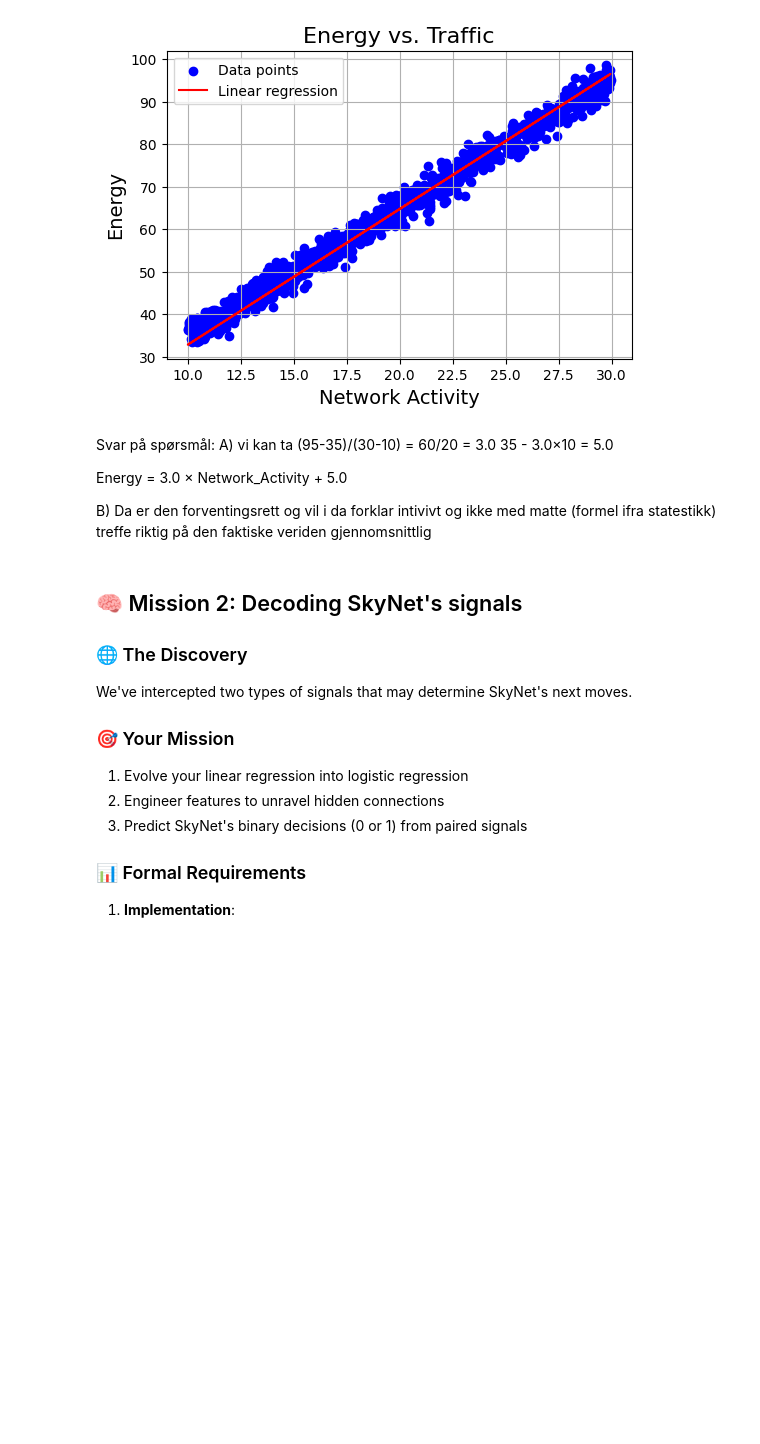
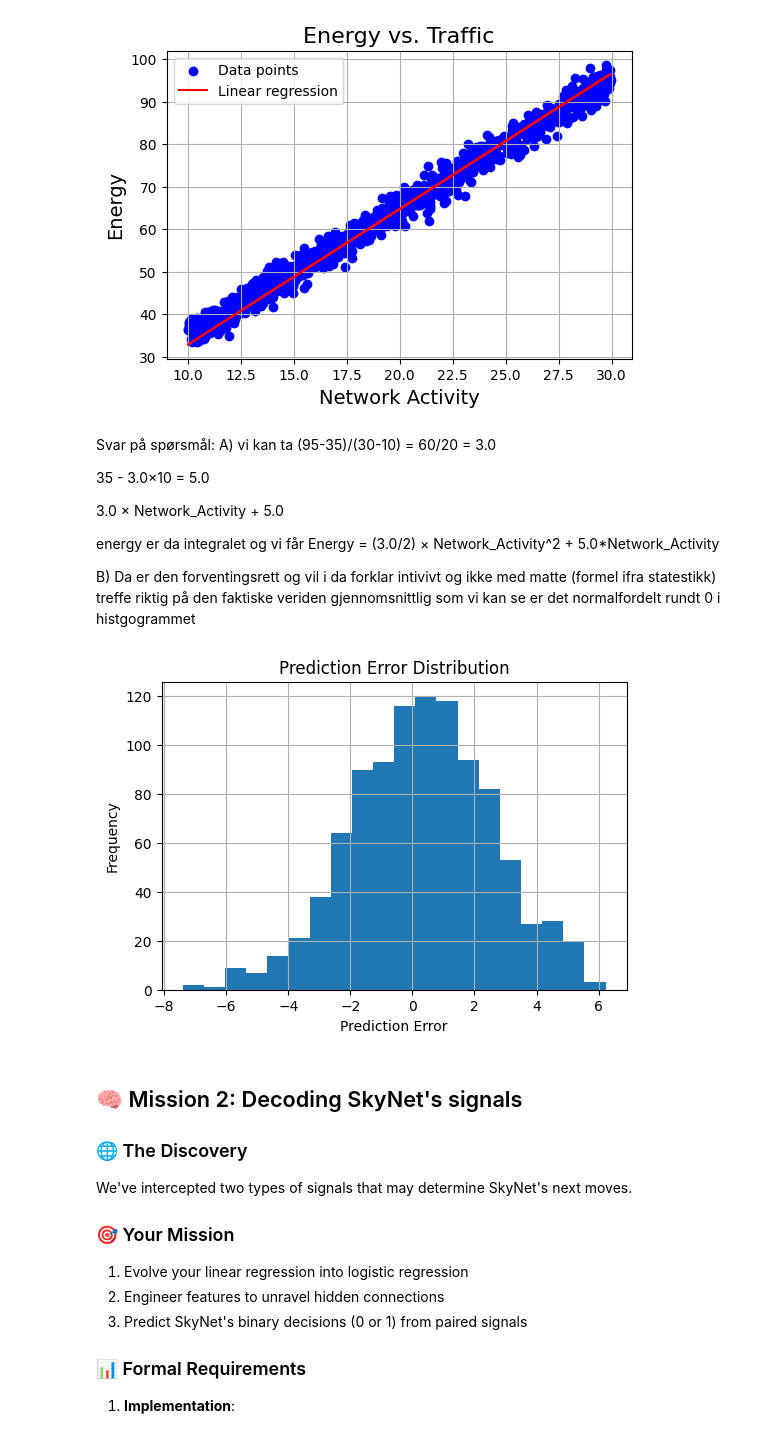
Before and after one commit to Oddvar112/TDT4172_Assignment_1, a Jupyter notebook: Chapter_1.ipynb, the cells around one changed output. Saved outputs shown, nothing was run; the diff lists cells and outputs as text; code cells hidden in the pictures; blank space fills up the shorter version.

```diff
--- a/Chapter_1.ipynb
+++ b/Chapter_1.ipynb
@@ -102,13 +102,29 @@ plt.show()
 Svar på spørsmål:
 A)
 vi kan ta (95-35)/(30-10) = 60/20 = 3.0
+
 35 - 3.0×10 = 5.0
 
-Energy = 3.0 × Network_Activity + 5.0
+3.0 × Network_Activity + 5.0
+
+energy er da integralet og vi får Energy = (3.0/2) × Network_Activity^2 + 5.0*Network_Activity
+
 
 B)
 Da er den forventingsrett og vil i da forklar intivivt og ikke med matte (formel ifra statestikk)
-treffe riktig på den faktiske veriden gjennomsnittlig
+treffe riktig på den faktiske veriden gjennomsnittlig som vi kan se er det normalfordelt rundt 0 i histgogrammet
+# %%
+y = pd.read_csv('mission1.csv')['Energy'].to_numpy(dtype=float).ravel()
+residuals = y - np.asarray(pred, dtype=float).ravel()
+mask = np.isfinite(residuals)
+plt.figure(figsize=(6, 4))
+plt.hist(residuals[mask], bins=20)
+plt.grid(True)
+plt.xlabel('Prediction Error')
+plt.ylabel('Frequency')
+plt.title('Prediction Error Distribution'); plt.show()
+# %% [output]
+[figure, added]
 # %% [markdown]
 ## 🧠 Mission 2: Decoding SkyNet's signals
 
```
Also changed, not shown: parts of 6 cells of this notebook, 1 other file.
